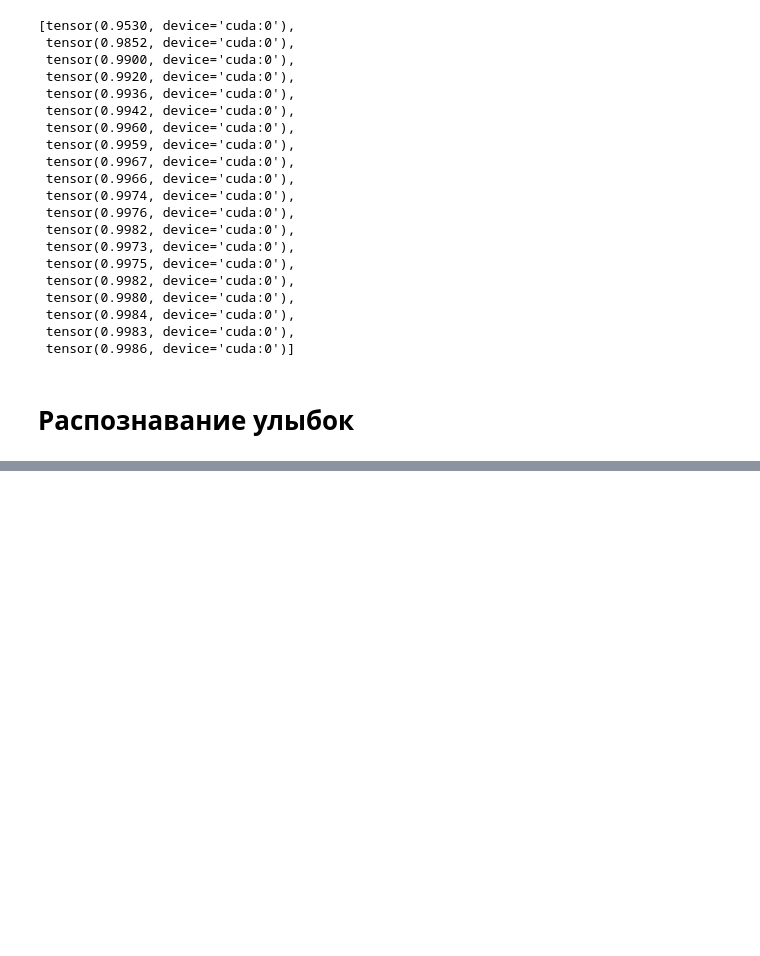
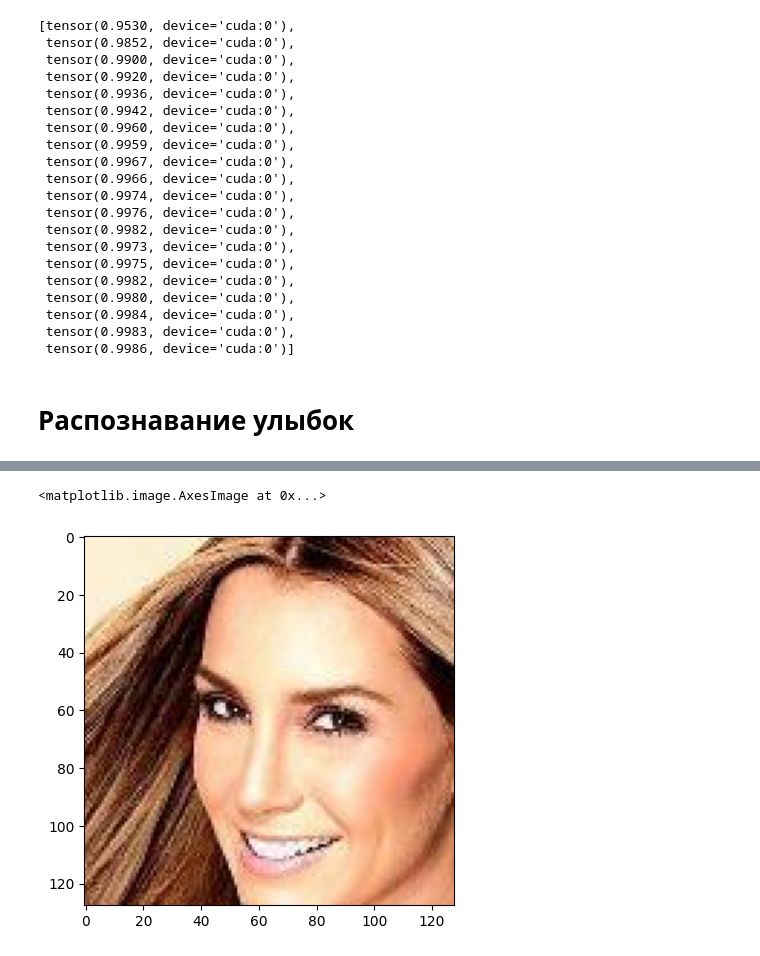
Before and after one commit to Swanger-Iz/ML_pytorch_lessons, a Jupyter notebook: book_rashka/NNs/cnn/conv_nns.ipynb, the cells around one changed output, grey strips where cells are left out. Saved outputs shown, nothing was run; the diff lists cells and outputs as text; code cells hidden in the pictures; blank space fills up the shorter version.

```diff
--- a/book_rashka/NNs/cnn/conv_nns.ipynb
+++ b/book_rashka/NNs/cnn/conv_nns.ipynb
@@ -258,0 +397,5 @@ plt.show()
+# %%
+plt.imshow(img_cropped)
+# %% [output]
+<matplotlib.image.AxesImage at 0x...>
+[figure, added]
```
Also changed, not shown: parts of 35 cells of this notebook.
